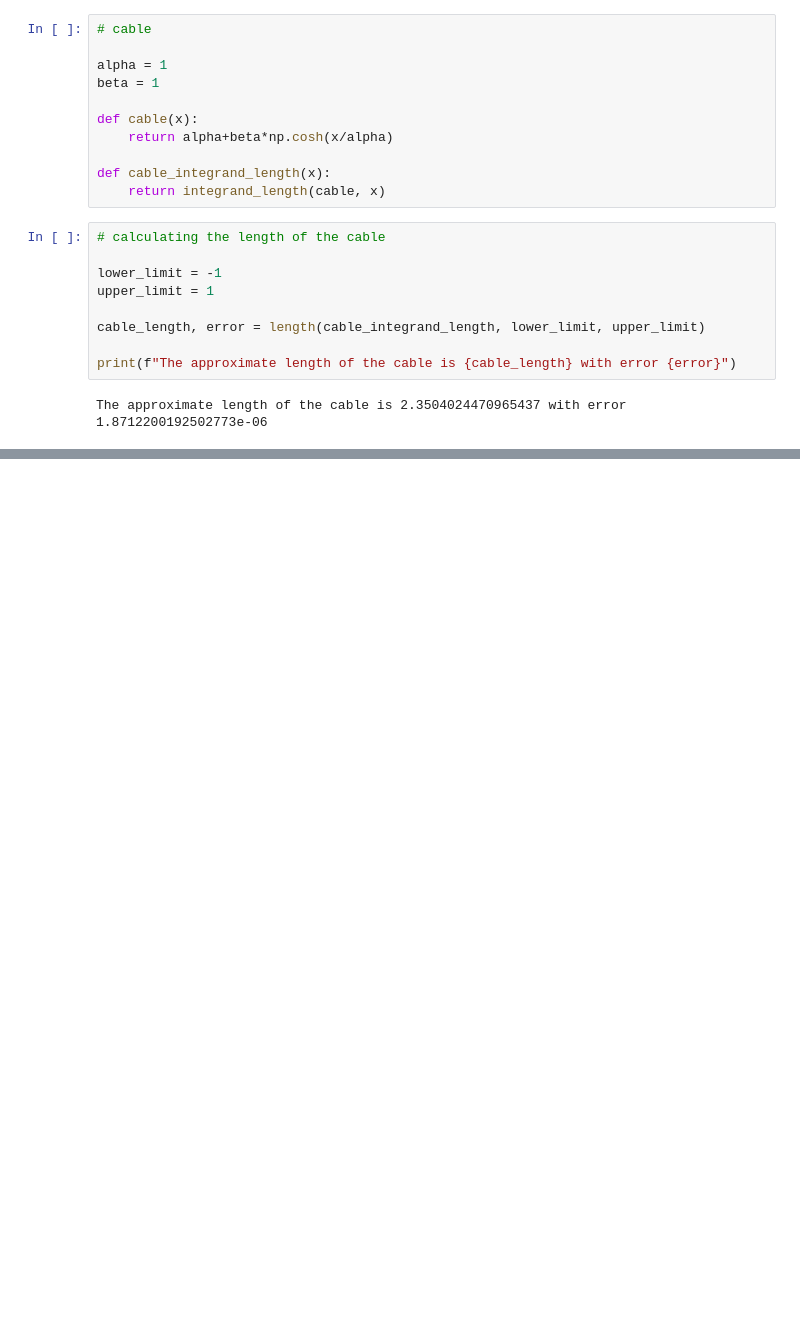
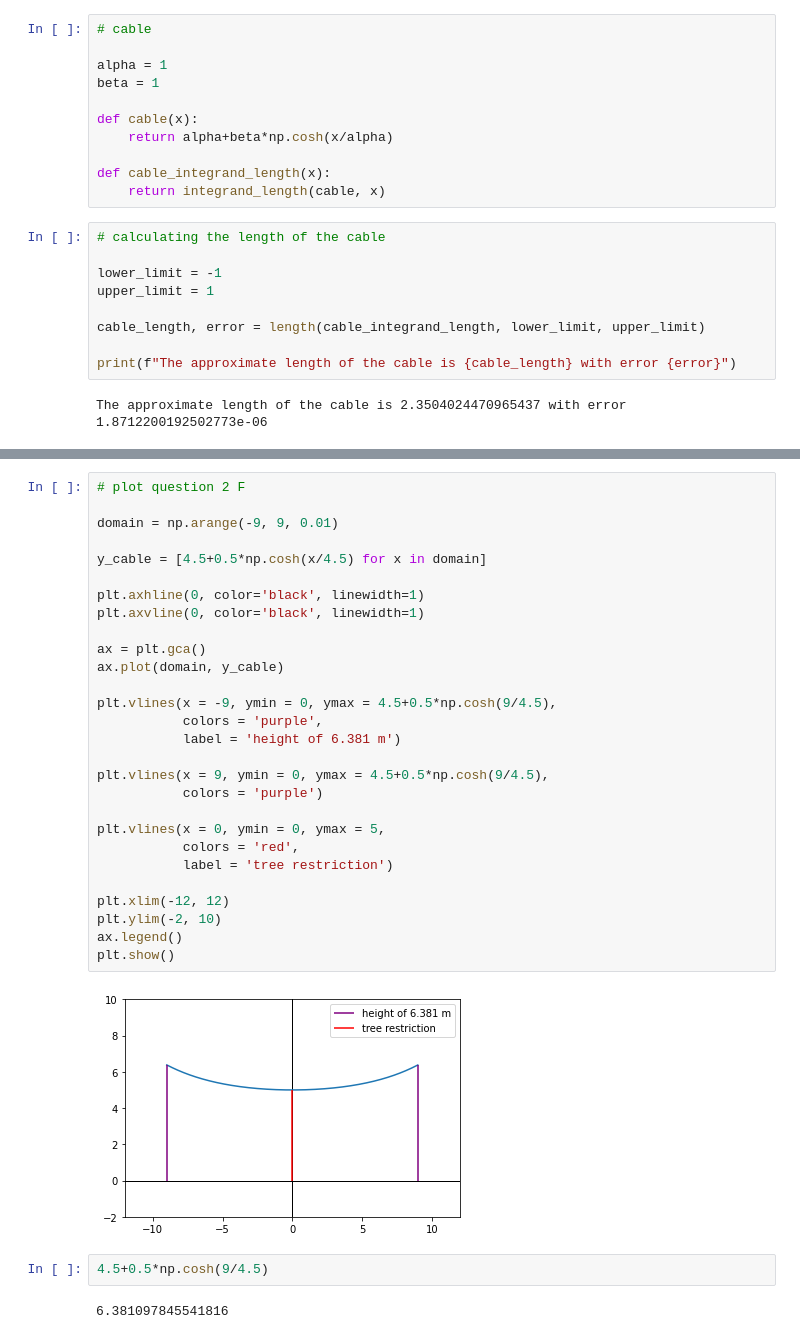
Before and after one commit to magnuis/MTM3521, a Jupyter notebook: atp1.ipynb, the cells around one changed output, grey strips where cells are left out. Drawn from its saved outputs; the diff is of its cells as text; blank space fills up the shorter version.

```diff
--- a/atp1.ipynb
+++ b/atp1.ipynb
@@ -202,0 +255,34 @@ The approximate length of the cable is 2.3504024470965437 with error 1.871220019
+# %%
+# plot question 2 F
+
+domain = np.arange(-9, 9, 0.01)
+
+y_cable = [4.5+0.5*np.cosh(x/4.5) for x in domain]
+
+plt.axhline(0, color='black', linewidth=1)
+plt.axvline(0, color='black', linewidth=1)
+
+ax = plt.gca()
+ax.plot(domain, y_cable)
+
+plt.vlines(x = -9, ymin = 0, ymax = 4.5+0.5*np.cosh(9/4.5),
+           colors = 'purple',
+           label = 'height of 6.381 m')
+
+plt.vlines(x = 9, ymin = 0, ymax = 4.5+0.5*np.cosh(9/4.5),
+           colors = 'purple')
+
+plt.vlines(x = 0, ymin = 0, ymax = 5,
+           colors = 'red',
+           label = 'tree restriction')
+
+plt.xlim(-12, 12)
+plt.ylim(-2, 10)
+ax.legend()
+plt.show()
+# %% [output]
+[figure, added]
+# %%
+4.5+0.5*np.cosh(9/4.5)
+# %% [output]
+6.381097845541816
```
Also changed, not shown: parts of 6 cells of this notebook.
